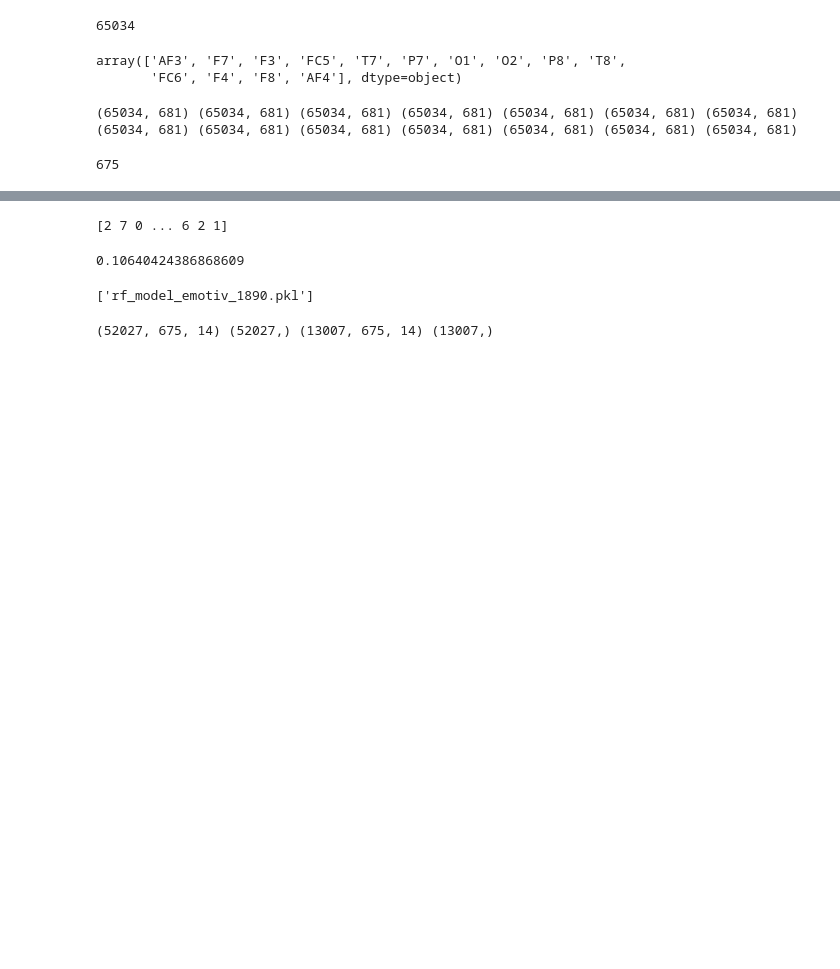
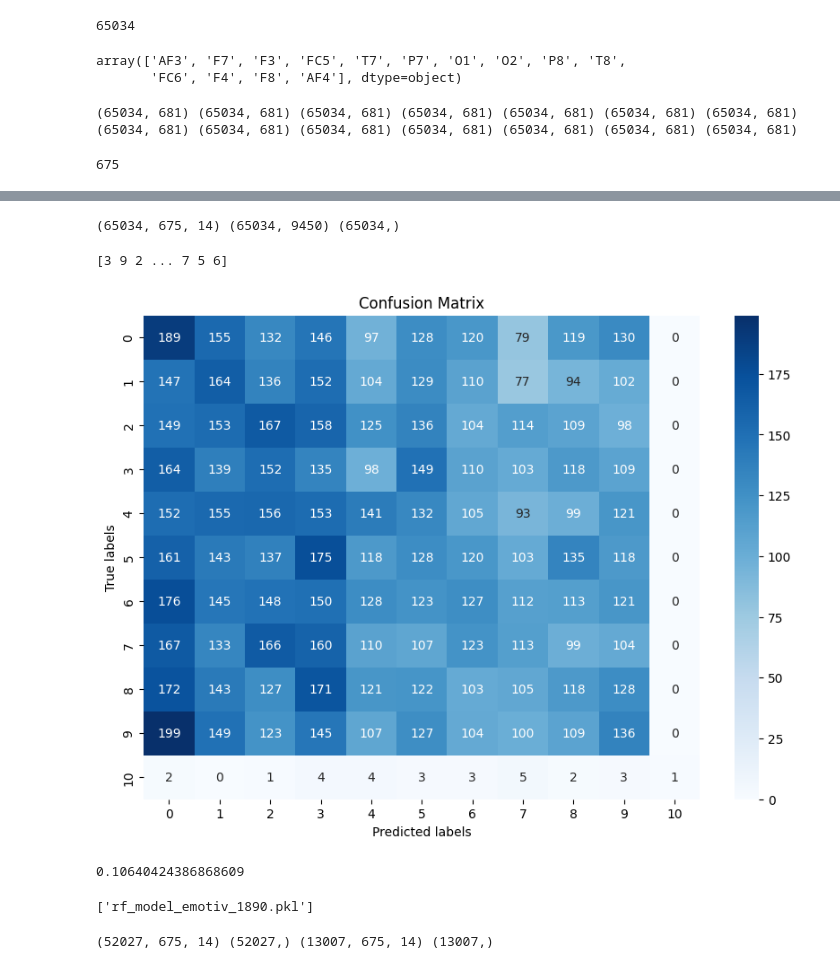
Before and after one commit to hunkim98/brain_interface, a Jupyter notebook: binary_emotiv.ipynb, the cells around one changed output, grey strips where cells are left out. Drawn from its saved outputs; the diff is of its cells as text; code cells hidden in the pictures; blank space fills up the shorter version.

```diff
--- a/binary_emotiv.ipynb
+++ b/binary_emotiv.ipynb
@@ -670,3 +669,14 @@ joblib.dump(X_uncat, "X_uncat.pkl")
+# %%
+# get X.pkl
+import joblib
+
+X = joblib.load("X.pkl")
+y = joblib.load("y.pkl")
+X_uncat = joblib.load("X_uncat.pkl")
+# %%
+print(X_uncat.shape, X.shape, y.shape)
+# %% [output]
+(65034, 675, 14) (65034, 9450) (65034,)
 # %%
 from sklearn.ensemble import RandomForestClassifier
 from sklearn.model_selection import StratifiedKFold
@@ -679,10 +689,6 @@ from sklearn.metrics import accuracy_score
 
 
 # Initialize the RandomForest model
-rf = RandomForestClassifier(n_estimators=100)
-
-# Define cross-validation strategy
-skf = StratifiedKFold(n_splits=5)
 
 
 # X should have all
@@ -690,13 +696,29 @@ skf = StratifiedKFold(n_splits=5)
 
 X_train, X_test, y_train, y_test = train_test_split(X, y, test_size=0.2, random_state=42)
 
-rf = RandomForestClassifier(n_estimators=100)
+rf = RandomForestClassifier(n_estimators=50, warm_start=True, n_jobs=-1)
 rf.fit(X_train, y_train)
 predictions = rf.predict(X_test)
 
 print(predictions)
 # %% [output]
-[2 7 0 ... 6 2 1]
+[3 9 2 ... 7 5 6]
+# %%
+# print confusion matrix
+from sklearn.metrics import confusion_matrix
+import seaborn as sns
+import matplotlib.pyplot as plt
+
+conf_matrix = confusion_matrix(y_test, predictions)
+
+plt.figure(figsize=(10, 7))
+sns.heatmap(conf_matrix, annot=True, fmt='d', cmap='Blues')
+plt.xlabel('Predicted labels')
+plt.ylabel('True labels')
+plt.title('Confusion Matrix')
+plt.show()
+# %% [output]
+[figure, added]
 # %%
 # accuracy
 accuracy = accuracy_score(y_test, predictions)
```
Also changed, not shown: parts of 1 cell of this notebook, 2 other files.
